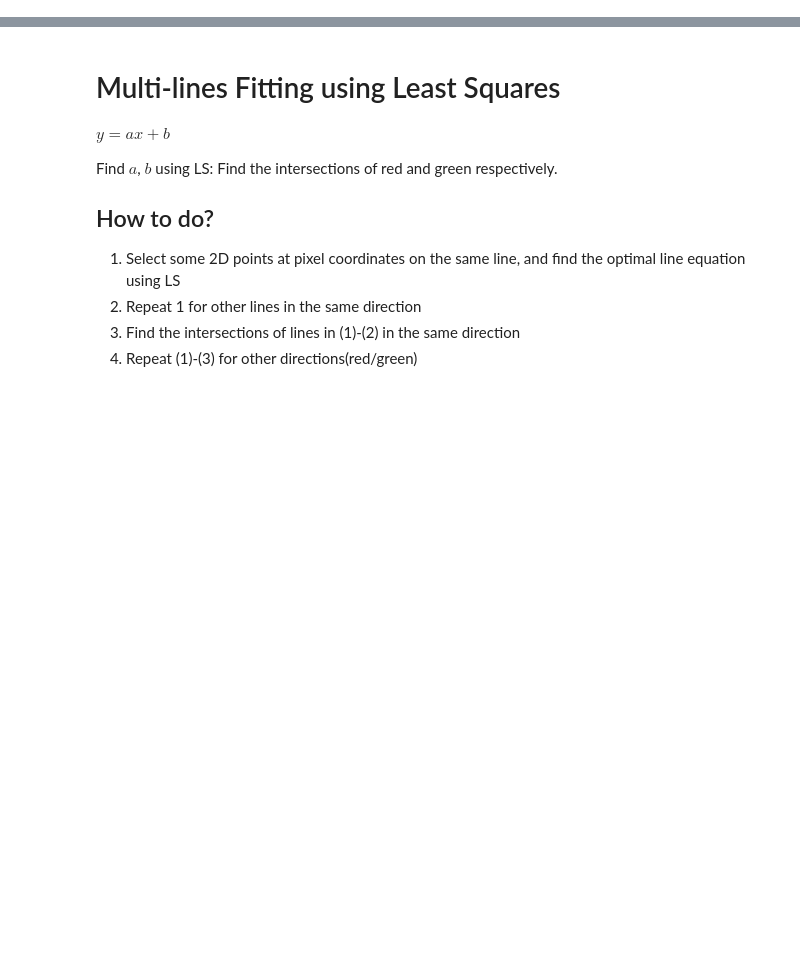
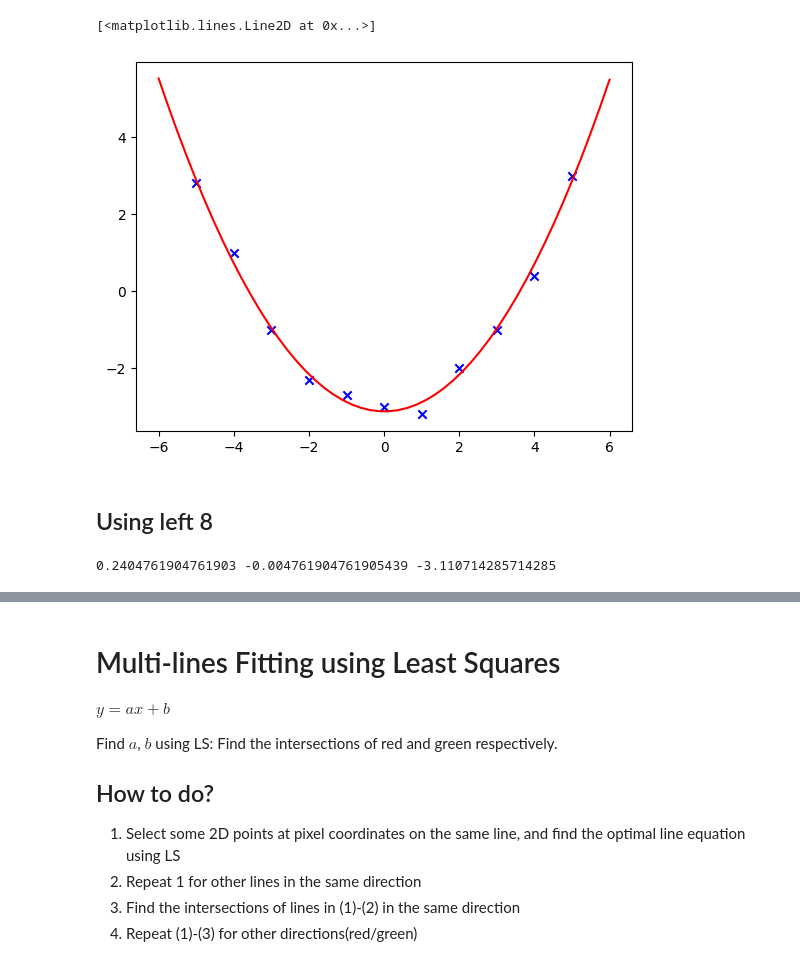
Before and after one commit to yenru0/LINALG_HW4, a Jupyter notebook: problem.ipynb, the cells around one changed output, grey strips where cells are left out. Saved outputs shown, nothing was run; the diff lists cells and outputs as text; code cells hidden in the pictures; blank space fills up the shorter version.

```diff
--- a/problem.ipynb
+++ b/problem.ipynb
@@ -15,0 +49,21 @@ Weights = np.array([1, 1, 1, 3, 3, 3, 3, 3, 1, 1, 1], dtype=np.float64)
+# %%
+X = np.linspace(-6, 6)
+Y = a * X ** 2 + b * X + c
+
+plt.scatter(PointsX, PointsY, c='blue', marker='x')
+
+plt.plot(X, Y, color='red')
+# %% [output]
+[<matplotlib.lines.Line2D at 0x...>]
+[figure, added]
+# %% [markdown]
+## Using left 8
+# %%
+A3 = np.stack([PointsX[0:8] ** 2, PointsX[0:8], np.ones(PointsX[0:8].shape)], axis=1)
+
+Y3 = PointsY[0:8]
+
+a, b, c = inv(A3.T @ A3) @ A3.T @ Y3
+print(a, b, c)
+# %% [output]
+0.2404761904761903 -0.004761904761905439 -3.110714285714285
```
Also changed, not shown: parts of 12 cells of this notebook, 2 other files.
